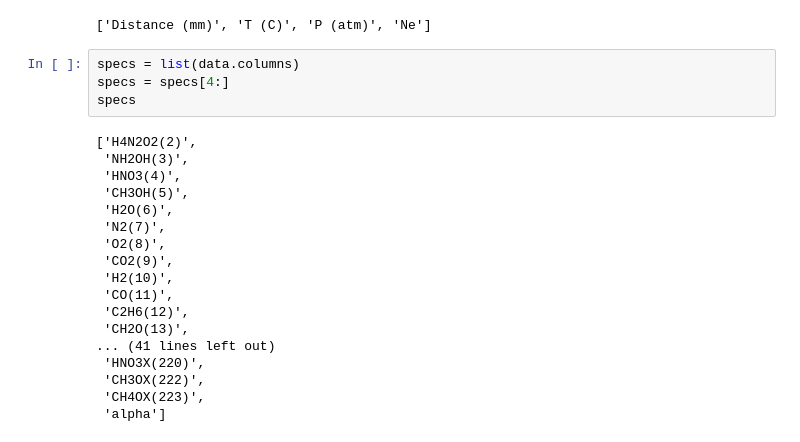
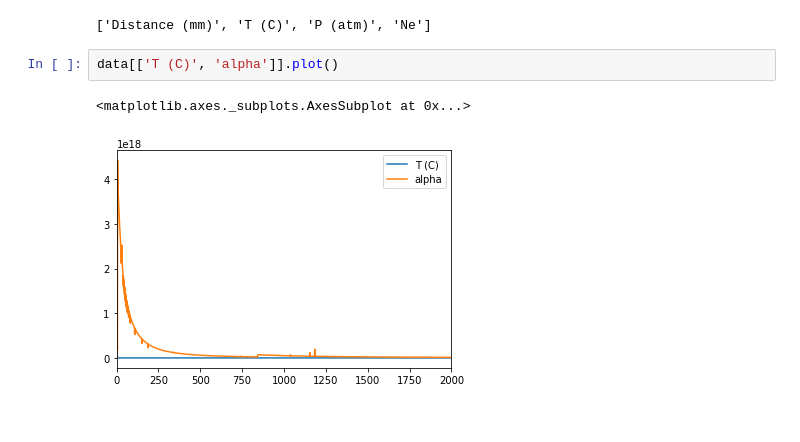
Before and after one commit to ChrisBNEU/HAN, a Jupyter notebook: CanteraModels/rocketman.ipynb, the cells around one changed output. Cells and saved outputs as stored; diff of their text form.

```diff
--- a/CanteraModels/rocketman.ipynb
+++ b/CanteraModels/rocketman.ipynb
@@ -442,25 +487,8 @@ data[['H4N2O2(2)', 'CH3OH(5)']].plot()
 list(data.columns)[:4]
 # %% [output]
 ['Distance (mm)', 'T (C)', 'P (atm)', 'Ne']
-# %%
-specs = list(data.columns)
-specs = specs[4:]
-specs
-# %% [output]
-['H4N2O2(2)',
- 'NH2OH(3)',
- 'HNO3(4)',
- 'CH3OH(5)',
- 'H2O(6)',
- 'N2(7)',
- 'O2(8)',
- 'CO2(9)',
- 'H2(10)',
- 'CO(11)',
- 'C2H6(12)',
- 'CH2O(13)',
-... (41 lines left out)
- 'HNO3X(220)',
- 'CH3OX(222)',
- 'CH4OX(223)',
- 'alpha']
+# %%
+data[['T (C)', 'alpha']].plot()
+# %% [output]
+<matplotlib.axes._subplots.AxesSubplot at 0x...>
+[figure, added]
```
Also changed, not shown: parts of 20 cells of this notebook, 2 other files.
